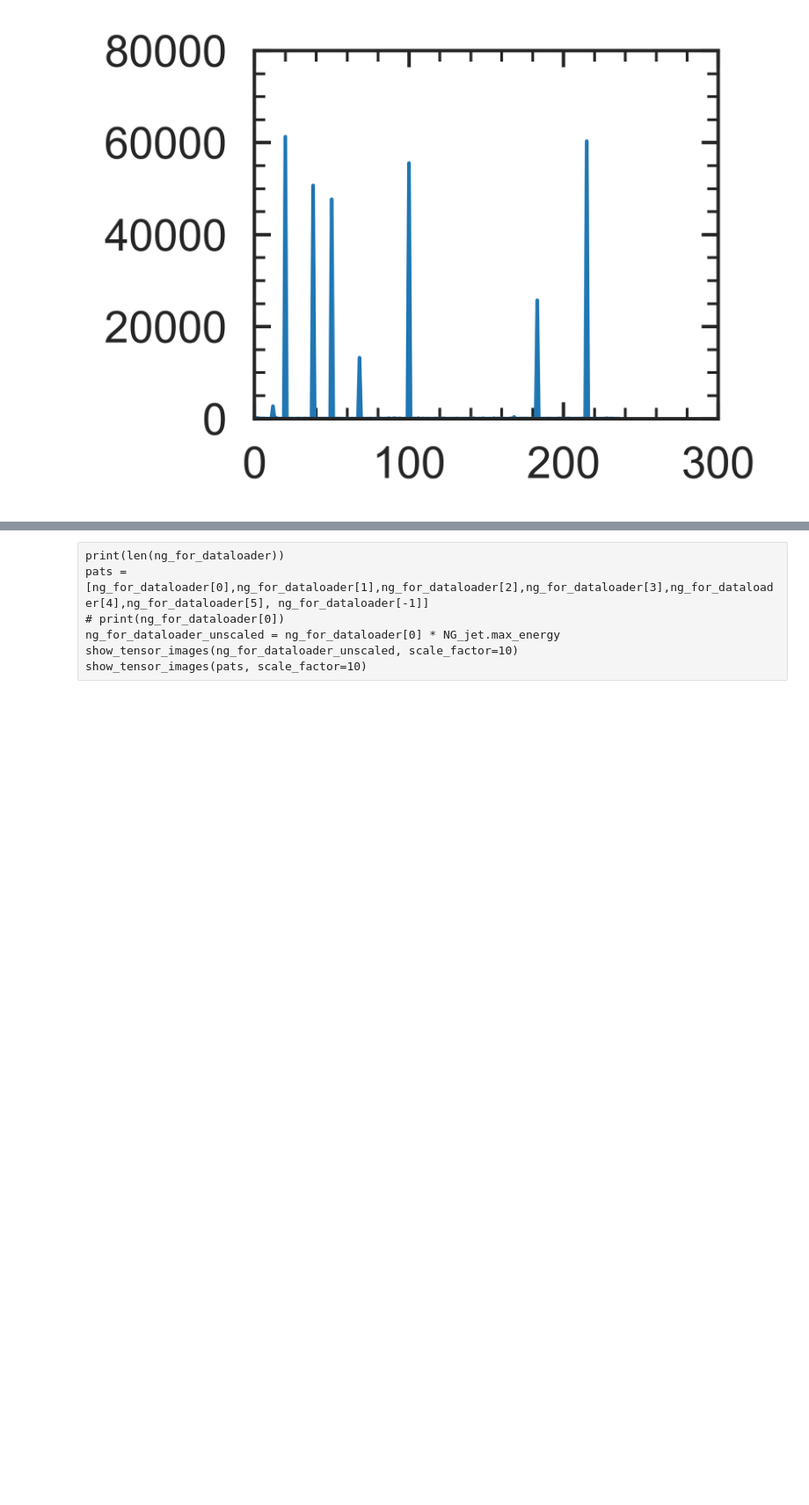
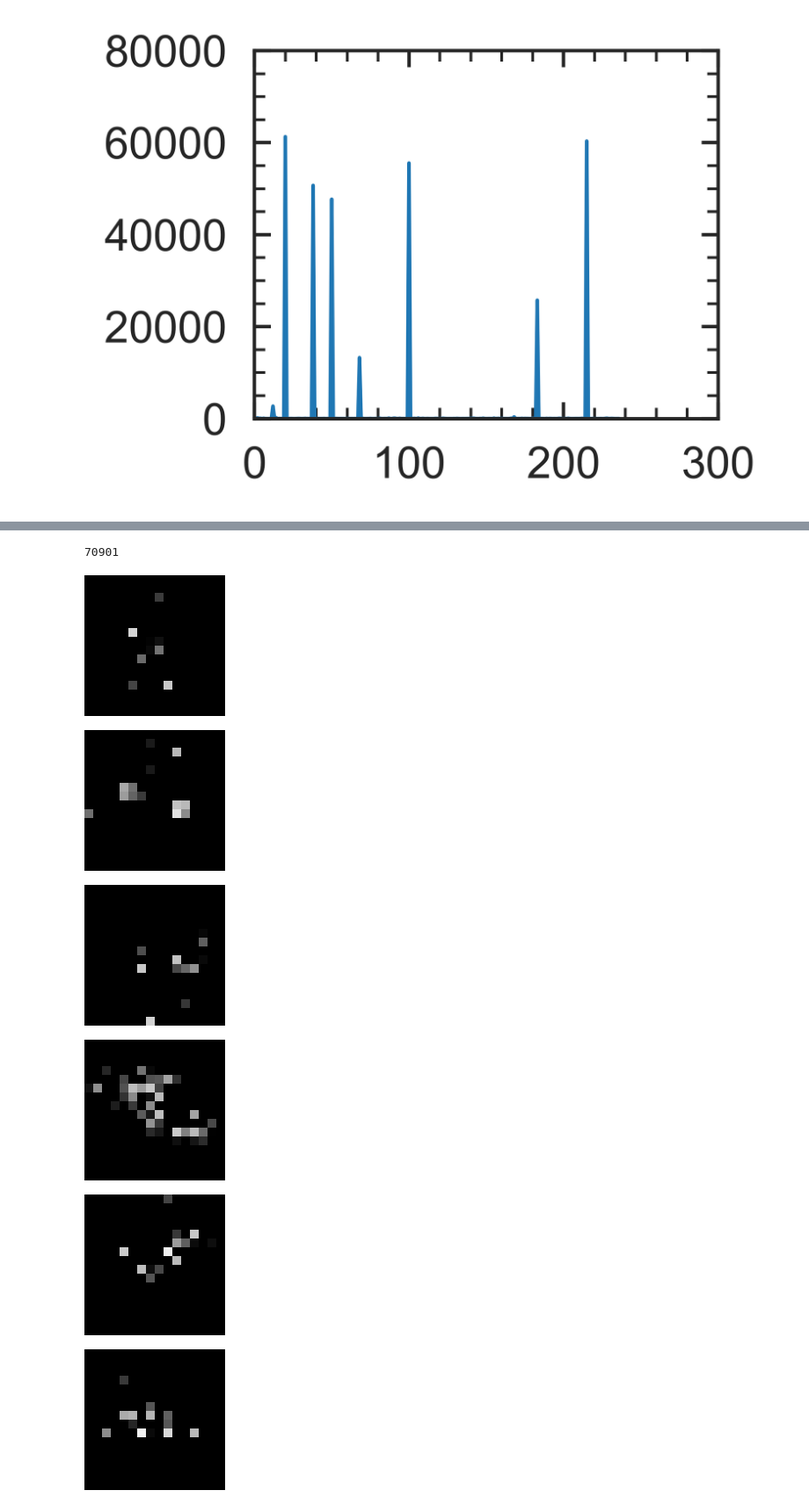
Before and after one commit to roysiu-gh/DDPM-HL-LHC, a Jupyter notebook: DDPMLHC/jup_real_rs.ipynb, the cells around one changed output, grey strips where cells are left out. Shown at 88% size. Cells and saved outputs as stored; diff of their text form; code cells hidden in the pictures; blank space fills up the shorter version.

```diff
--- a/DDPMLHC/jup_real_rs.ipynb
+++ b/DDPMLHC/jup_real_rs.ipynb
@@ -345,7 +310,14 @@ final timestep:  200
-# %% [raw]
-print(len(ng_for_dataloader))
-pats = [ng_for_dataloader[0],ng_for_dataloader[1],ng_for_dataloader[2],ng_for_dataloader[3],ng_for_dataloader[4],ng_for_dataloader[5], ng_for_dataloader[-1]]
-# print(ng_for_dataloader[0])
-ng_for_dataloader_unscaled = ng_for_dataloader[0] * NG_jet.max_energy
-show_tensor_images(ng_for_dataloader_unscaled, scale_factor=10)
-show_tensor_images(pats, scale_factor=10)
+# %%
+print(len(ng_for_dataloader))
+pats = [ng_for_dataloader[0],ng_for_dataloader[1],ng_for_dataloader[2],ng_for_dataloader[3],ng_for_dataloader[4],ng_for_dataloader[5], ng_for_dataloader[-1]]
+# print(ng_for_dataloader[0])
+ng_for_dataloader_unscaled = [i * NG_jet.max_energy for i in pats]
+show_tensor_images(ng_for_dataloader_unscaled, scale_factor=10)
+# %% [output]
+70901
+[figure, added]
+[figure, added]
+[figure, added]
+[figure, added]
+[figure, added]
+[figure, added]
```
Also changed, not shown: parts of 9 cells of this notebook, 5 other files.
